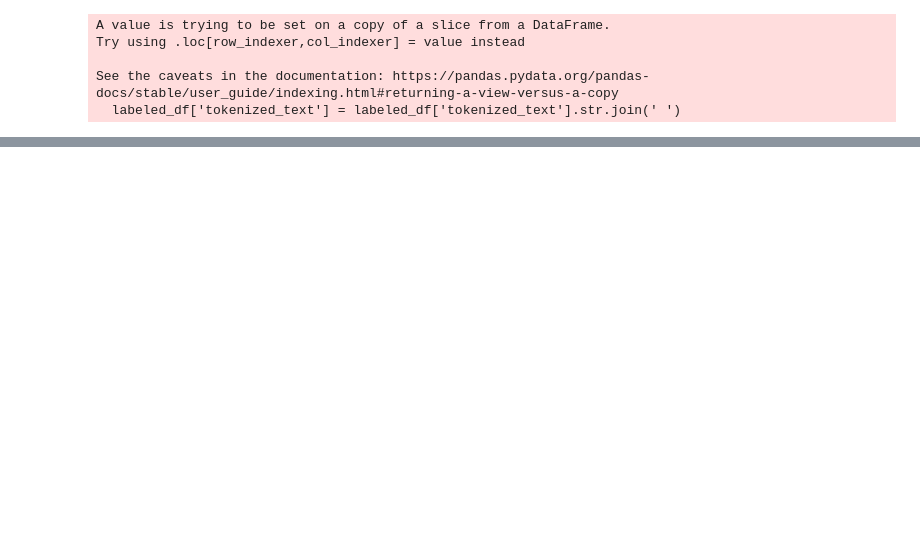
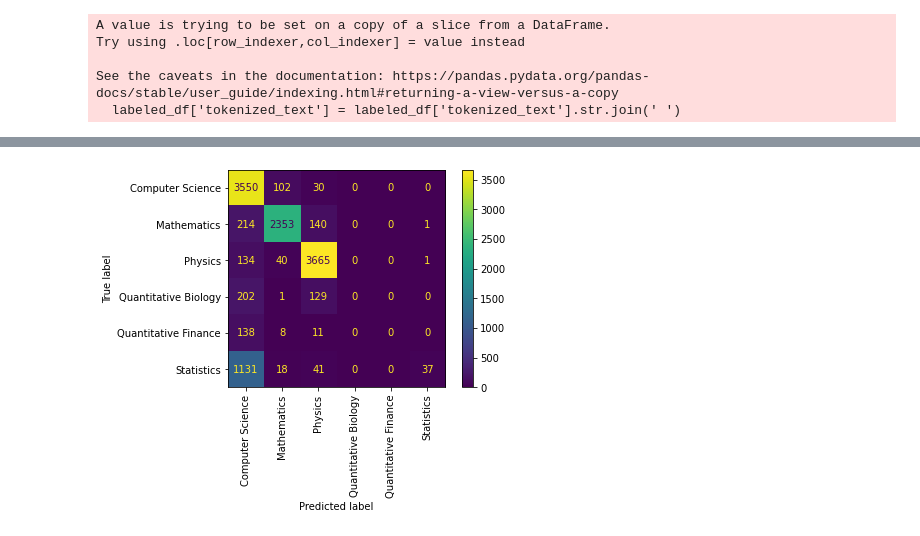
Before and after one commit to soohyunnie/research_article_multi_labeling_using_NLP, a Jupyter notebook: work.ipynb, the cells around one changed output, grey strips where cells are left out. Saved outputs shown, nothing was run; the diff lists cells and outputs as text; code cells hidden in the pictures; blank space fills up the shorter version.

```diff
--- a/work.ipynb
+++ b/work.ipynb
@@ -208,7 +222,14 @@ See the caveats in the documentation: https://pandas.pydata.org/pandas-docs/stab
+# %%
+X = labeled_df['tokenized_text']
+y = labeled_df['label']
+
+X_train, X_test, y_train, y_test = train_test_split(X, y, random_state=42, test_size=0.25, stratify=y)
 # %%
 sw = stopwords.words('english')
 
-tf_vec = TfidfVectorizer(token_pattern=r"([a-zA-Z]+(?:'[a-z]+)?)", stop_words=sw)
-X = tf_vec.fit_transform(labeled_df['tokenized_text'])
+tfidf_vec = TfidfVectorizer(token_pattern=r"([a-zA-Z]+(?:'[a-z]+)?)", stop_words=sw)
 
-tfidf_df = pd.DataFrame(X.toarray(), columns=tf_vec.get_feature_names())
+X_vec = tfidf_vec.fit_transform(X_train)
+X_vec = pd.DataFrame.sparse.from_spmatrix(X_vec)
+X_vec.columns = sorted(tfidf_vec.vocabulary_)
+X_vec.set_index(y_train.index, inplace=True)
@@ -230,0 +257,6 @@ tfidf_df
+# %%
+mnb = MultinomialNB()
+
+mnb.fit(X_vec, y_train)
+
+results = cross_validate(mnb, X_vec, y_train, return_train_score=True, scoring=['accuracy'])
@@ -230,0 +269,6 @@ tfidf_df
+# %%
+plot_confusion_matrix(mnb, X_vec, y_train)
+plt.xticks(rotation=90)
+plt.show();
+# %% [output]
+[figure, added]
```
Also changed, not shown: parts of 17 cells of this notebook, 1 other file.
